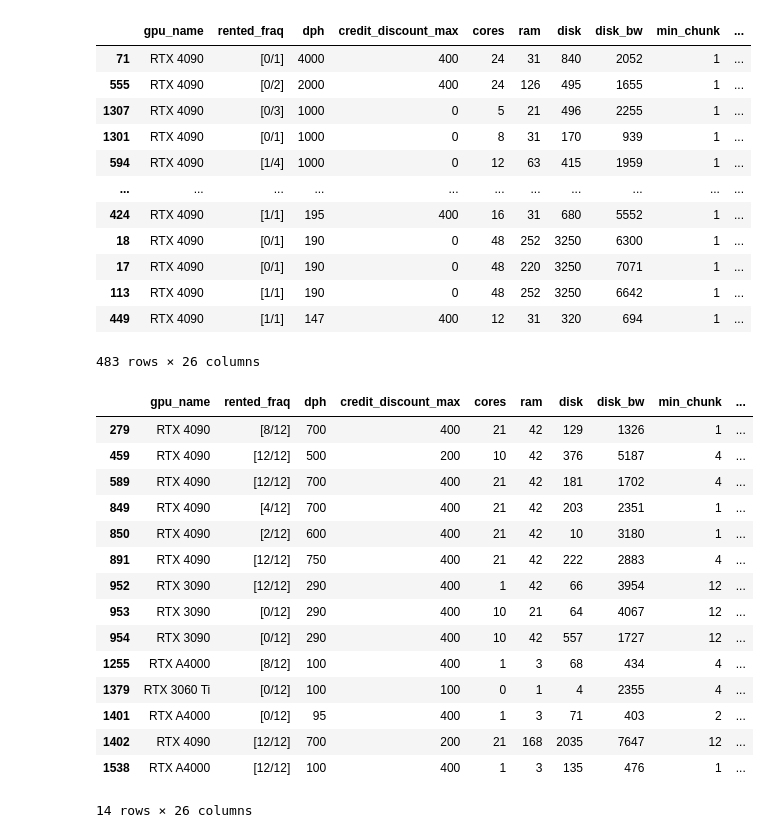
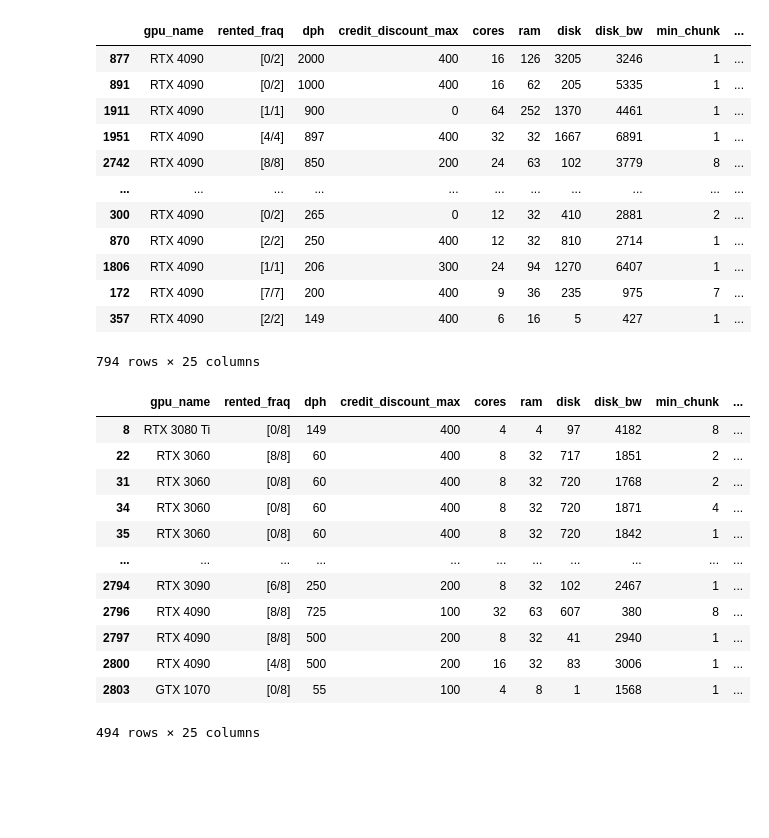
Before and after one commit to alkorolyov/vast-stats, a Jupyter notebook: notebooks/04_snapshot.ipynb, the cells around one changed output. Drawn from its saved outputs; the diff is of its cells as text; code cells hidden in the pictures; blank space fills up the shorter version.

```diff
--- a/notebooks/04_snapshot.ipynb
+++ b/notebooks/04_snapshot.ipynb
@@ -11,5 +8,6 @@ from src.tables import get_machines
 from src.preprocess import preprocess
 from src.utils import df_na_vals
 # %%
-df = get_machines()
+df = fetch_sources()
+df
 # preprocess(raw)
@@ -49,42 +62,39 @@ df.end_date = pd.to_datetime(df.end_date * 1e9)
 # df.set_index('machine_id', inplace=True)
 # %%
 cols = ['gpu_name',  'rented_fraq', 'dph', 'credit_discount_max', 'cores', 'ram', 'disk', 'disk_bw',
-         'min_chunk', 'country', 'storage_cost', 'reliability', 'inet_up', 'inet_down', 'inet_up_cost', 'inet_down_cost', 'cuda_max_good', 'driver_version',  'pci_gen', 'gpu_lanes', 'hosting_type',  'pcie_bw', 'cpu_name', 'mobo_name',  'country', 'isp']
+         'min_chunk', 'country', 'storage_cost', 'reliability', 'inet_up', 'inet_down', 'inet_up_cost', 'inet_down_cost', 'cuda_max_good', 'driver_version',  'pci_gen', 'gpu_lanes', 'hosting_type',  'pcie_bw', 'cpu_name', 'mobo_name',  'country']
 
 df.query("dph >= 0.5 and gpu_name == 'RTX 4090'")[cols].sort_values(by='dph', ascending=False)
 # %% [output]
 |  | gpu_name | rented_fraq | dph | credit_discount_max | cores | ram | disk | disk_bw | min_chunk | ... |
-| 71 | RTX 4090 | [0/1] | 4000 | 400 | 24 | 31 | 840 | 2052 | 1 | ... |
-| 555 | RTX 4090 | [0/2] | 2000 | 400 | 24 | 126 | 495 | 1655 | 1 | ... |
-| 1307 | RTX 4090 | [0/3] | 1000 | 0 | 5 | 21 | 496 | 2255 | 1 | ... |
-| 1301 | RTX 4090 | [0/1] | 1000 | 0 | 8 | 31 | 170 | 939 | 1 | ... |
-| 594 | RTX 4090 | [1/4] | 1000 | 0 | 12 | 63 | 415 | 1959 | 1 | ... |
+| 877 | RTX 4090 | [0/2] | 2000 | 400 | 16 | 126 | 3205 | 3246 | 1 | ... |
+| 891 | RTX 4090 | [0/2] | 1000 | 400 | 16 | 62 | 205 | 5335 | 1 | ... |
+| 1911 | RTX 4090 | [1/1] | 900 | 0 | 64 | 252 | 1370 | 4461 | 1 | ... |
+| 1951 | RTX 4090 | [4/4] | 897 | 400 | 32 | 32 | 1667 | 6891 | 1 | ... |
+| 2742 | RTX 4090 | [8/8] | 850 | 200 | 24 | 63 | 102 | 3779 | 8 | ... |
 | ... | ... | ... | ... | ... | ... | ... | ... | ... | ... | ... |
-| 424 | RTX 4090 | [1/1] | 195 | 400 | 16 | 31 | 680 | 5552 | 1 | ... |
-| 18 | RTX 4090 | [0/1] | 190 | 0 | 48 | 252 | 3250 | 6300 | 1 | ... |
-| 17 | RTX 4090 | [0/1] | 190 | 0 | 48 | 220 | 3250 | 7071 | 1 | ... |
-| 113 | RTX 4090 | [1/1] | 190 | 0 | 48 | 252 | 3250 | 6642 | 1 | ... |
-| 449 | RTX 4090 | [1/1] | 147 | 400 | 12 | 31 | 320 | 694 | 1 | ... |
+| 300 | RTX 4090 | [0/2] | 265 | 0 | 12 | 32 | 410 | 2881 | 2 | ... |
+| 870 | RTX 4090 | [2/2] | 250 | 400 | 12 | 32 | 810 | 2714 | 1 | ... |
+| 1806 | RTX 4090 | [1/1] | 206 | 300 | 24 | 94 | 1270 | 6407 | 1 | ... |
+| 172 | RTX 4090 | [7/7] | 200 | 400 | 9 | 36 | 235 | 975 | 7 | ... |
+| 357 | RTX 4090 | [2/2] | 149 | 400 | 6 | 16 | 5 | 427 | 1 | ... |
-483 rows × 26 columns
+794 rows × 25 columns
 # %%
-df.query('num_gpus == 12')[cols]
+df.query('num_gpus == 8')[cols]
 # %% [output]
 |  | gpu_name | rented_fraq | dph | credit_discount_max | cores | ram | disk | disk_bw | min_chunk | ... |
-| 279 | RTX 4090 | [8/12] | 700 | 400 | 21 | 42 | 129 | 1326 | 1 | ... |
-| 459 | RTX 4090 | [12/12] | 500 | 200 | 10 | 42 | 376 | 5187 | 4 | ... |
-| 589 | RTX 4090 | [12/12] | 700 | 400 | 21 | 42 | 181 | 1702 | 4 | ... |
-| 849 | RTX 4090 | [4/12] | 700 | 400 | 21 | 42 | 203 | 2351 | 1 | ... |
-| 850 | RTX 4090 | [2/12] | 600 | 400 | 21 | 42 | 10 | 3180 | 1 | ... |
-| 891 | RTX 4090 | [12/12] | 750 | 400 | 21 | 42 | 222 | 2883 | 4 | ... |
-| 952 | RTX 3090 | [12/12] | 290 | 400 | 1 | 42 | 66 | 3954 | 12 | ... |
-| 953 | RTX 3090 | [0/12] | 290 | 400 | 10 | 21 | 64 | 4067 | 12 | ... |
-| 954 | RTX 3090 | [0/12] | 290 | 400 | 10 | 42 | 557 | 1727 | 12 | ... |
-| 1255 | RTX A4000 | [8/12] | 100 | 400 | 1 | 3 | 68 | 434 | 4 | ... |
-| 1379 | RTX 3060 Ti | [0/12] | 100 | 100 | 0 | 1 | 4 | 2355 | 4 | ... |
-| 1401 | RTX A4000 | [0/12] | 95 | 400 | 1 | 3 | 71 | 403 | 2 | ... |
-| 1402 | RTX 4090 | [12/12] | 700 | 200 | 21 | 168 | 2035 | 7647 | 12 | ... |
-| 1538 | RTX A4000 | [12/12] | 100 | 400 | 1 | 3 | 135 | 476 | 1 | ... |
+| 8 | RTX 3080 Ti | [0/8] | 149 | 400 | 4 | 4 | 97 | 4182 | 8 | ... |
+| 22 | RTX 3060 | [8/8] | 60 | 400 | 8 | 32 | 717 | 1851 | 2 | ... |
+| 31 | RTX 3060 | [0/8] | 60 | 400 | 8 | 32 | 720 | 1768 | 2 | ... |
+| 34 | RTX 3060 | [0/8] | 60 | 400 | 8 | 32 | 720 | 1871 | 4 | ... |
+| 35 | RTX 3060 | [0/8] | 60 | 400 | 8 | 32 | 720 | 1842 | 1 | ... |
+| ... | ... | ... | ... | ... | ... | ... | ... | ... | ... | ... |
+| 2794 | RTX 3090 | [6/8] | 250 | 200 | 8 | 32 | 102 | 2467 | 1 | ... |
+| 2796 | RTX 4090 | [8/8] | 725 | 100 | 32 | 63 | 607 | 380 | 8 | ... |
+| 2797 | RTX 4090 | [8/8] | 500 | 200 | 8 | 32 | 41 | 2940 | 1 | ... |
+| 2800 | RTX 4090 | [4/8] | 500 | 200 | 16 | 32 | 83 | 3006 | 1 | ... |
+| 2803 | GTX 1070 | [0/8] | 55 | 100 | 4 | 8 | 1 | 1568 | 1 | ... |
-14 rows × 26 columns
+494 rows × 25 columns
 # %%
 df[cols].query('country == "RU"')
 # %% [output]
```
Also changed, not shown: parts of 4 cells of this notebook, 3 other files.
